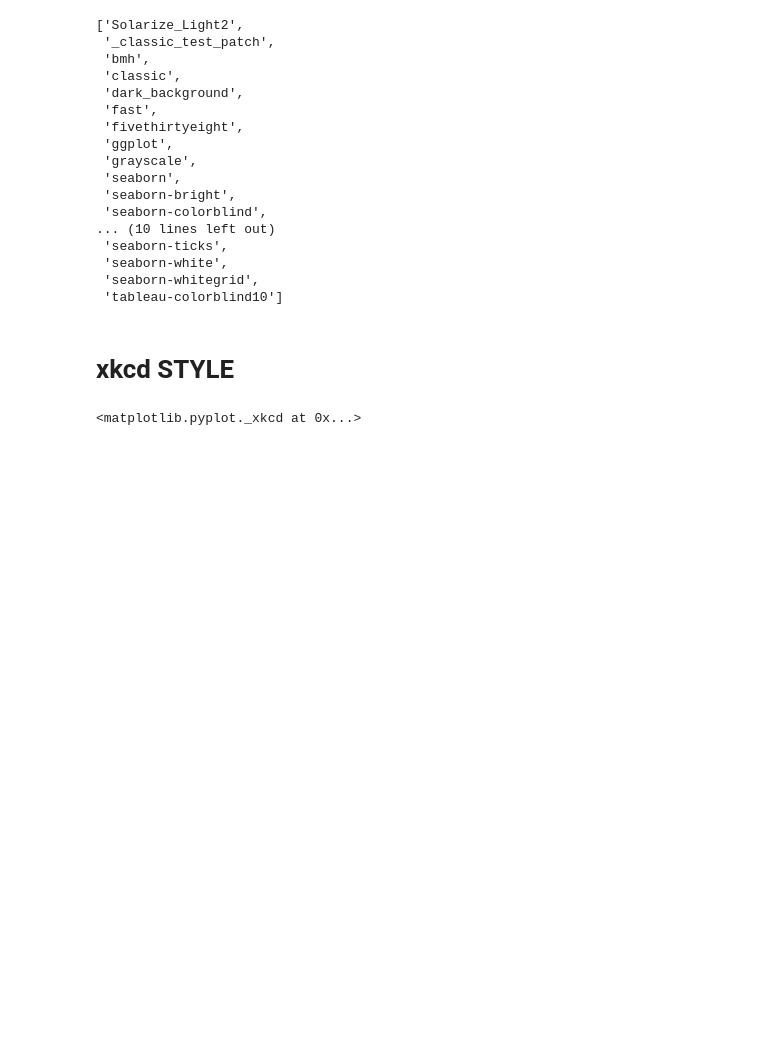
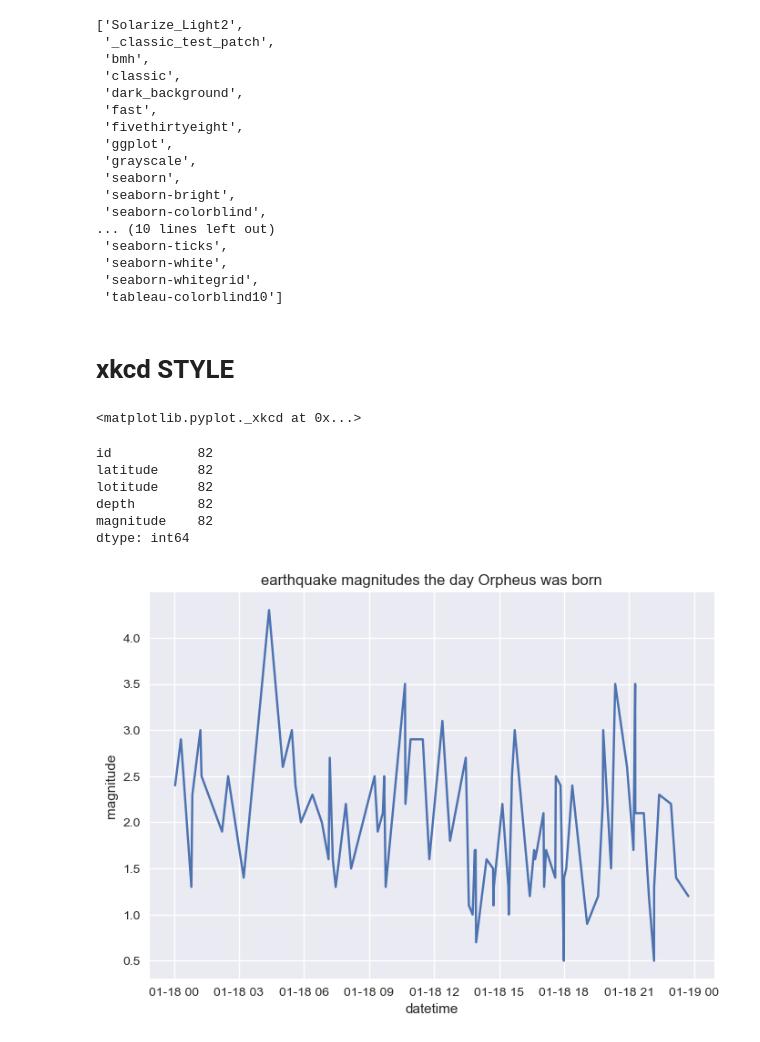
Before and after one commit to float3rs/dL, a Jupyter notebook: jupy/tutorial10.ipynb, the cells around one changed output. Cells and saved outputs as stored; diff of their text form; code cells hidden in the pictures; blank space fills up the shorter version.

Commit message:
scatters and datetime plotting

```diff
--- a/jupy/tutorial10.ipynb
+++ b/jupy/tutorial10.ipynb
@@ -483,3 +484,14 @@ pyplot.style.use('seaborn')
 pyplot.xkcd()
 # %% [output]
 <matplotlib.pyplot._xkcd at 0x...>
+# %%
+df_orpheus = df['2021-01-18 00:00:00':'2021-01-18 23:59:59'].copy()
+# %%
+df_orpheus.count()
+# %% [output]
+id           82
+latitude     82
+lotitude     82
+depth        82
+magnitude    82
+dtype: int64
@@ -485,0 +500,9 @@ pyplot.xkcd()
+# %%
+pyplot.style.use('seaborn')
+pyplot.plot(df_orpheus.index, df_orpheus['magnitude'])
+pyplot.title('earthquake magnitudes the day Orpheus was born')
+pyplot.xlabel('datetime')
+pyplot.ylabel('magnitude')
+pyplot.grid(True)
+# %% [output]
+[figure, added]
```
Also changed, not shown: parts of 22 cells of this notebook, 1 other file.
